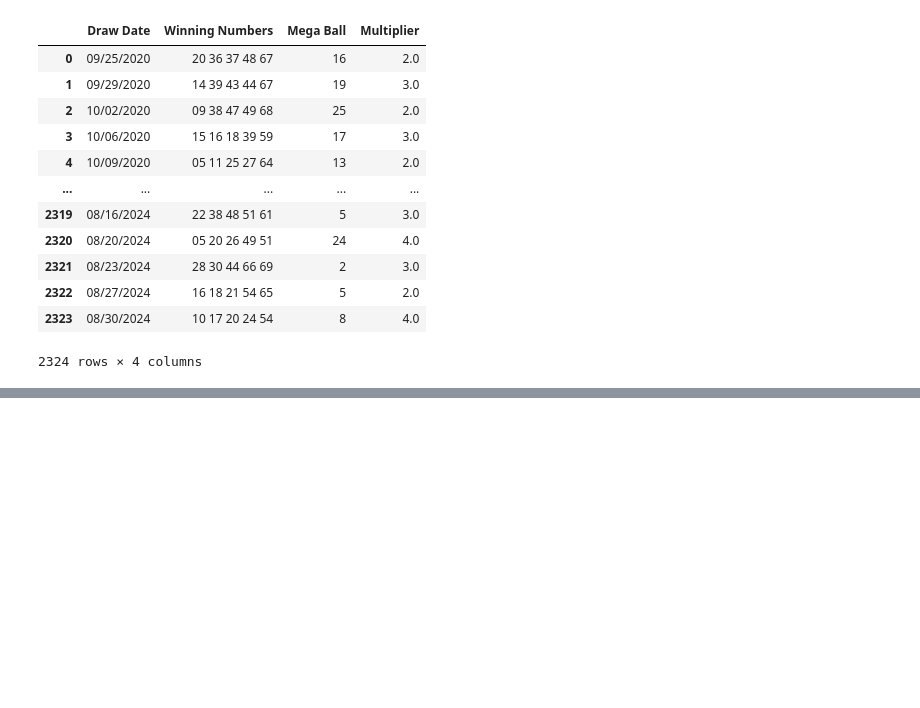
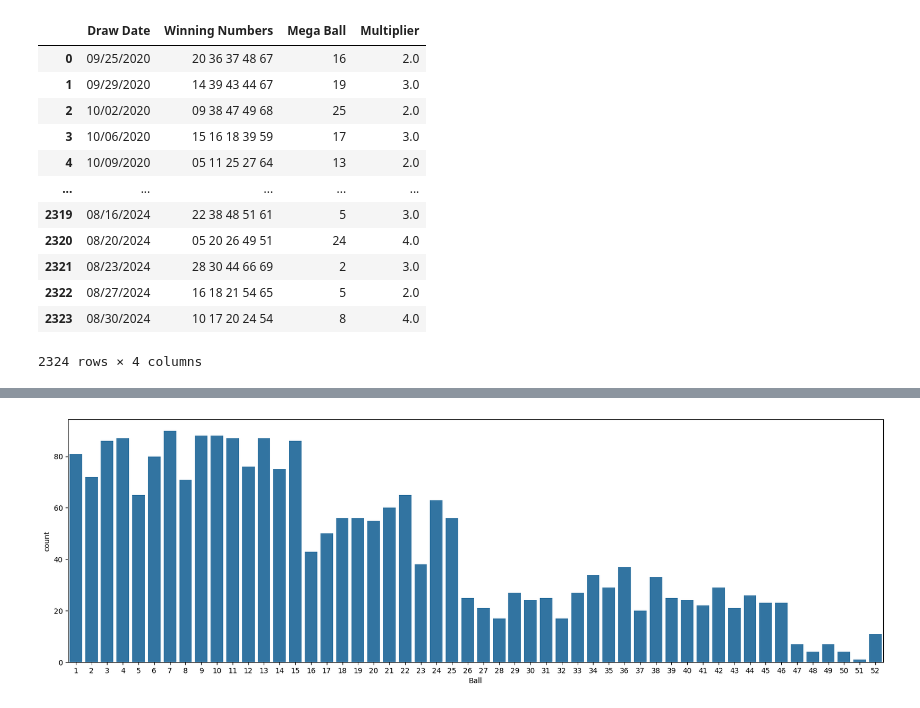
Before and after one commit to Scross2001/Lottery_Prediction, a Jupyter notebook: notebook.ipynb, the cells around one changed output, grey strips where cells are left out. Saved outputs shown, nothing was run; the diff lists cells and outputs as text; code cells hidden in the pictures; blank space fills up the shorter version.

```diff
--- a/notebook.ipynb
+++ b/notebook.ipynb
@@ -21,3 +22,11 @@ lottery
 | 2322 | 08/27/2024 | 16 18 21 54 65 | 5 | 2.0 |
 | 2323 | 08/30/2024 | 10 17 20 24 54 | 8 | 4.0 |
 2324 rows × 4 columns
+# %%
+
+winning_numbers_split = lottery['Winning Numbers'].str.split(' ', expand=True)
+
+# Rename the new columns to more meaningful names
+winning_numbers_split.columns = ['Num1', 'Num2', 'Num3', 'Num4', 'Num5']
+winning_numbers_split["Ball"] = lottery["Mega Ball"]
+winning_numbers_split
@@ -23,0 +47,8 @@ lottery
+# %%
+plt.figure(figsize=(20, 6))
+sns.countplot(x='Ball', data=winning_numbers_split)
+
+# Show the plot
+plt.show()
+# %% [output]
+[figure, added]
```
Also changed, not shown: parts of 12 cells of this notebook, 1 other file.
